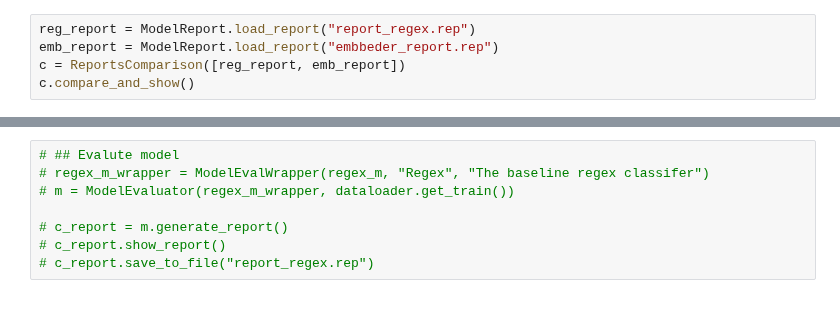
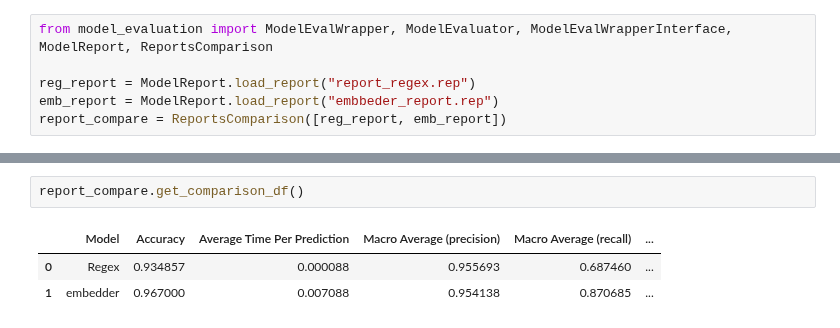
Before and after one commit to ElonGawi/Viral-Annotation-Classifier, a Jupyter notebook: model_evaluator.ipynb, the cells around one changed output, grey strips where cells are left out. Drawn from its saved outputs; the diff is of its cells as text.

```diff
--- a/model_evaluator.ipynb
+++ b/model_evaluator.ipynb
@@ -8,5 +26,6 @@ from model_evaluation import ModelEvalWrapper, ModelEvaluator, ModelEvalWrapperI
 # %%
+from model_evaluation import ModelEvalWrapper, ModelEvaluator, ModelEvalWrapperInterface, ModelReport, ReportsComparison
+
 reg_report = ModelReport.load_report("report_regex.rep")
 emb_report = ModelReport.load_report("embbeder_report.rep")
-c = ReportsComparison([reg_report, emb_report])
-c.compare_and_show()
+report_compare = ReportsComparison([reg_report, emb_report])
@@ -311,8 +32,6 @@ app.run(mode='inline')
-# %%
-# ## Evalute model
-# regex_m_wrapper = ModelEvalWrapper(regex_m, "Regex", "The baseline regex classifer")
-# m = ModelEvaluator(regex_m_wrapper, dataloader.get_train())
-
-# c_report = m.generate_report()
-# c_report.show_report()
-# c_report.save_to_file("report_regex.rep")
+# %%
+report_compare.get_comparison_df()
+# %% [output]
+|  | Model | Accuracy | Average Time Per Prediction | Macro Average (precision) | Macro Average (recall) | ... |
+| 0 | Regex | 0.934857 | 0.000088 | 0.955693 | 0.687460 | ... |
+| 1 | embedder | 0.967000 | 0.007088 | 0.954138 | 0.870685 | ... |
```
Also changed, not shown: parts of 17 cells of this notebook, 1 other file.
